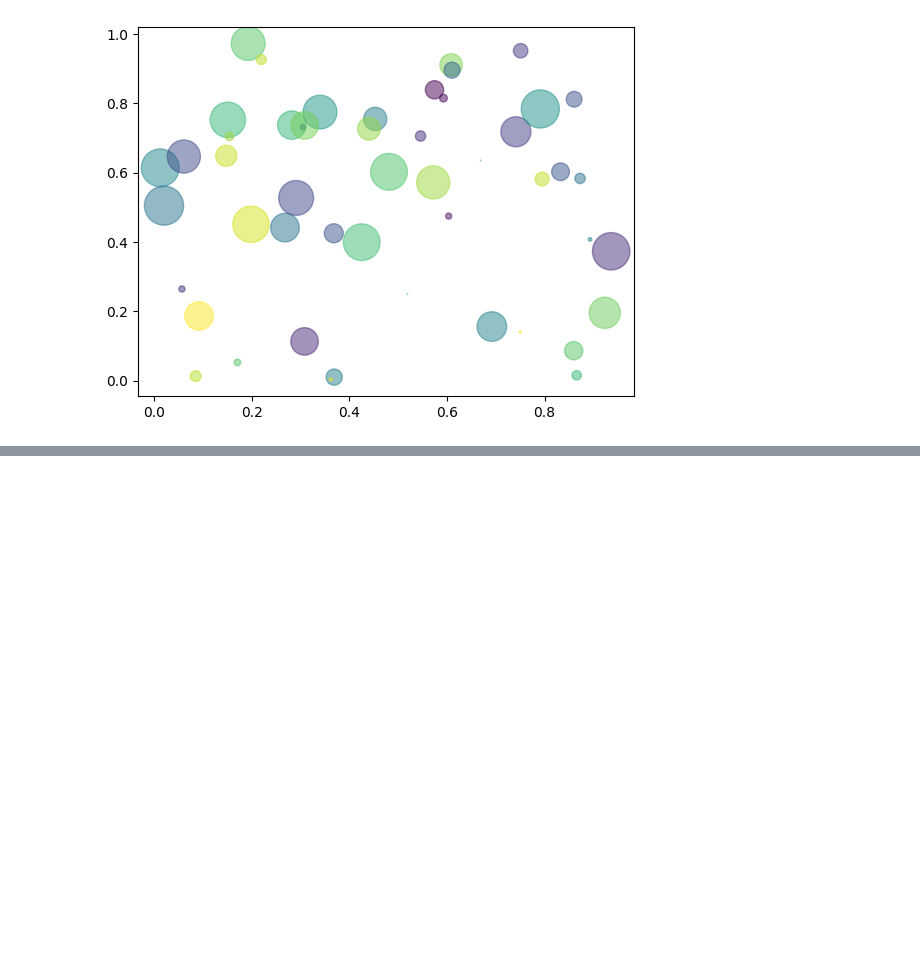
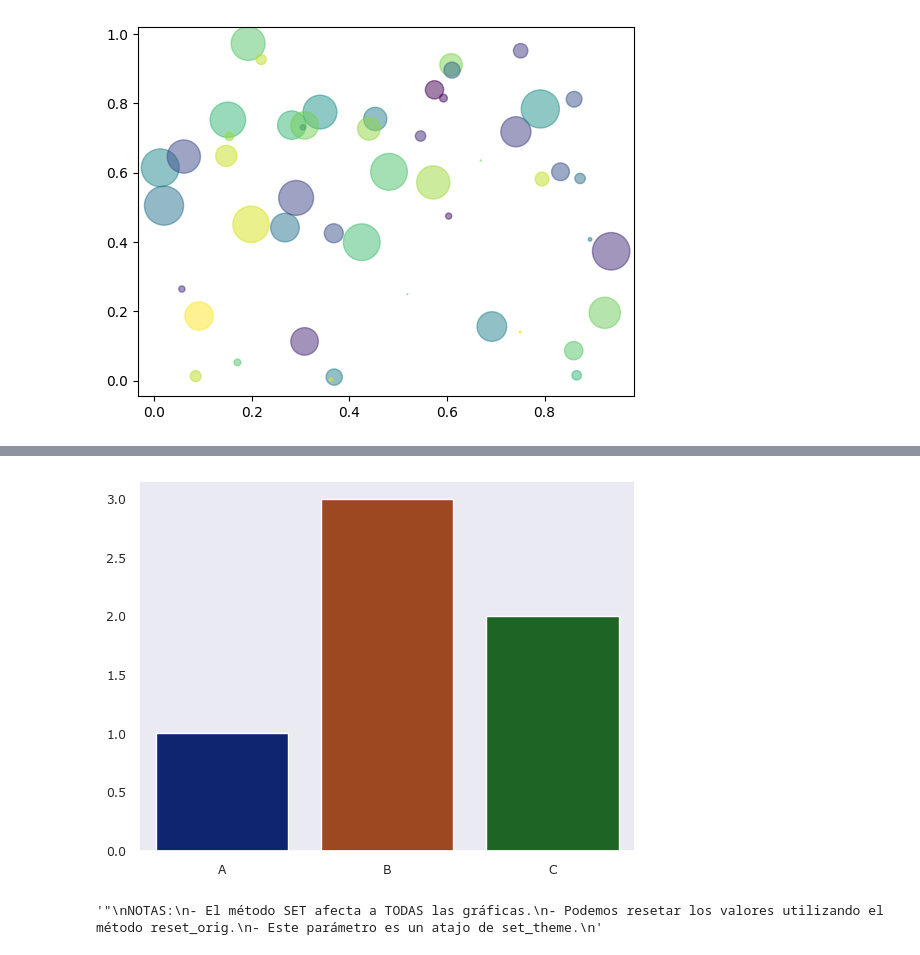
Before and after one commit to carlos-saldana/python-data-analysis, a Jupyter notebook: 03-Matplotlib-Seaborn/03_MatplotlibSeaborn.ipynb, the cells around one changed output, grey strips where cells are left out. Saved outputs shown, nothing was run; the diff lists cells and outputs as text; code cells hidden in the pictures; blank space fills up the shorter version.

```diff
--- a/03-Matplotlib-Seaborn/03_MatplotlibSeaborn.ipynb
+++ b/03-Matplotlib-Seaborn/03_MatplotlibSeaborn.ipynb
@@ -330,0 +357,16 @@ plt.show()
+# %%
+#Configuramos fuentes y estilos
+sns.set(style = "dark", palette = "dark", font ="Verdana", font_scale = 0.8)
+sns.barplot(x = a, y = b)
+plt.show()
+
+
+""""
+NOTAS:
+- El método SET afecta a TODAS las gráficas.
+- Podemos resetar los valores utilizando el método reset_orig.
+- Este parámetro es un atajo de set_theme.
+"""
+# %% [output]
+[figure, added]
+'"\nNOTAS:\n- El método SET afecta a TODAS las gráficas.\n- Podemos resetar los valores utilizando el método reset_orig.\n- Este parámetro es un atajo de set_theme.\n'
```
Also changed, not shown: parts of 41 cells of this notebook.
